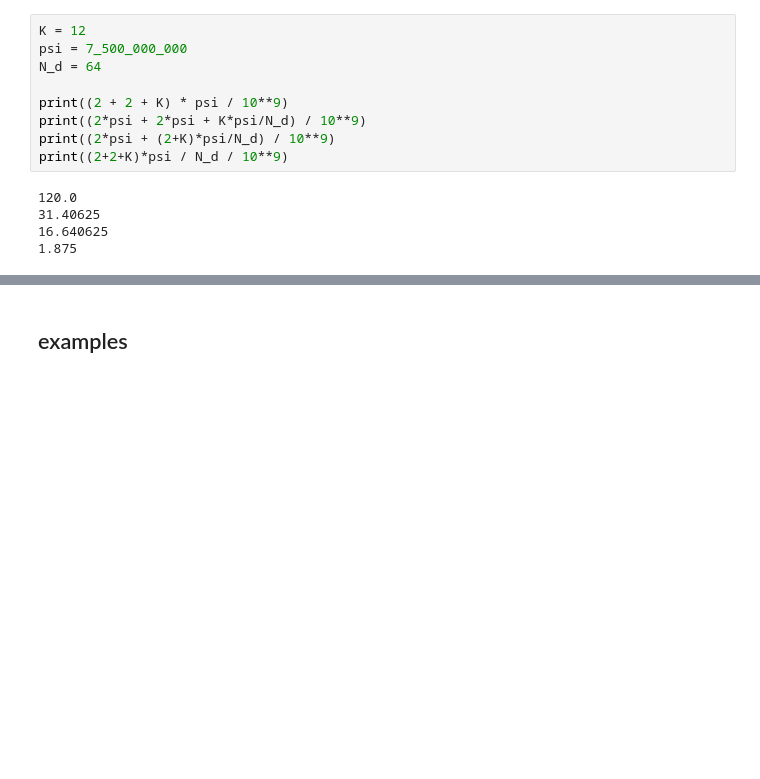
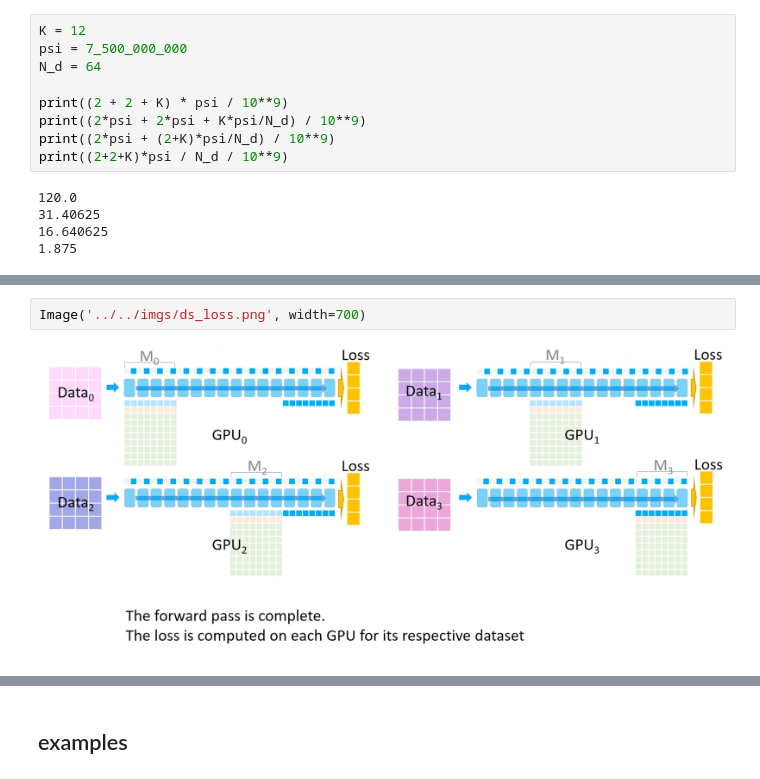
Before and after one commit to chunhuizhang/pytorch_distribute_tutorials, a Jupyter notebook: tutorials/deepspeed_accelerate/deepspeed_basics.ipynb, the cells around one changed output, grey strips where cells are left out. Drawn from its saved outputs; the diff is of its cells as text; blank space fills up the shorter version.

```diff
--- a/tutorials/deepspeed_accelerate/deepspeed_basics.ipynb
+++ b/tutorials/deepspeed_accelerate/deepspeed_basics.ipynb
@@ -69,0 +86,4 @@ Image(url='https://miro.medium.com/v2/resize:fit:1400/format:webp/1*QlAuDP1E70Fs
+# %%
+Image('../../imgs/ds_loss.png', width=700)
+# %% [output]
+[figure, added]
```
Also changed, not shown: parts of 4 cells of this notebook, 5 other files.
